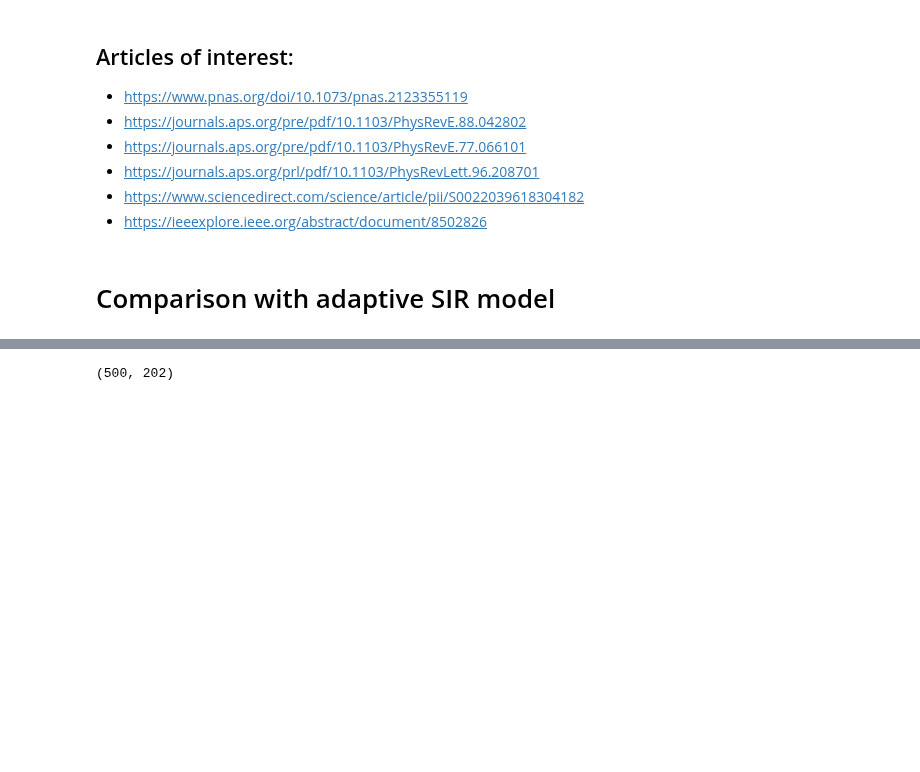
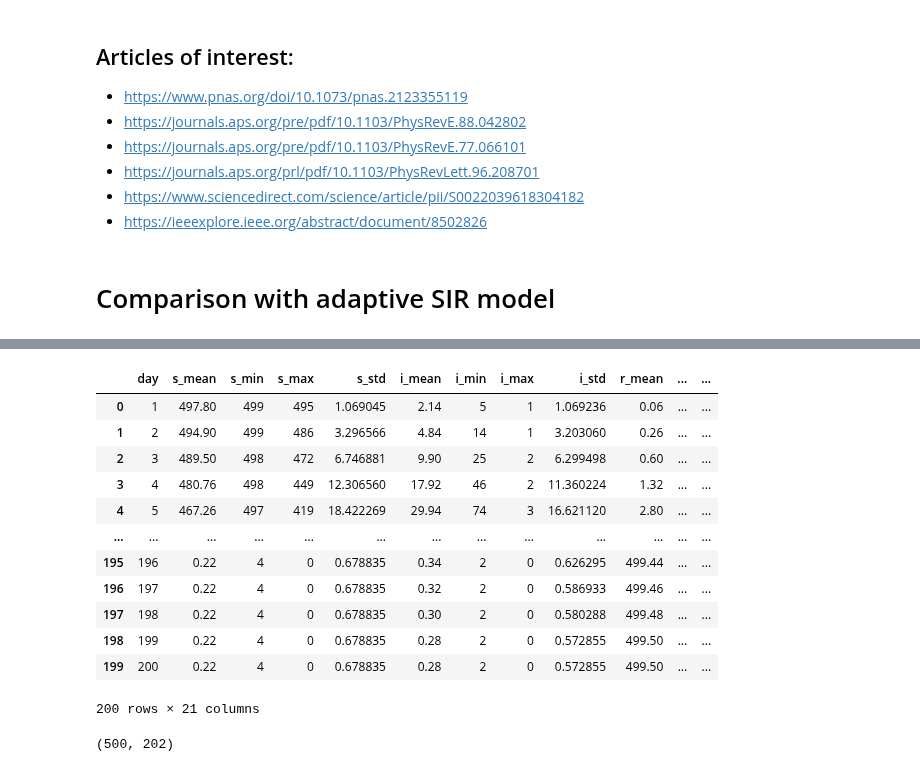
Before and after one commit to JimmyCalvoMonge/AdaptiveNetworks, a Jupyter notebook: network_experiments.ipynb, the cells around one changed output, grey strips where cells are left out. Drawn from its saved outputs; the diff is of its cells as text; code cells hidden in the pictures; blank space fills up the shorter version.

```diff
--- a/network_experiments.ipynb
+++ b/network_experiments.ipynb
@@ -1036,3 +1042,20 @@ plt.legend(loc="lower right")
+# %%
+bepidist = pd.read_csv('./Data/ExampleNetworkNodes_bepidist.csv')
+bepidist
+# %% [output]
+|  | day | s_mean | s_min | s_max | s_std | i_mean | i_min | i_max | i_std | r_mean | ... | ... |
+| 0 | 1 | 497.80 | 499 | 495 | 1.069045 | 2.14 | 5 | 1 | 1.069236 | 0.06 | ... | ... |
+| 1 | 2 | 494.90 | 499 | 486 | 3.296566 | 4.84 | 14 | 1 | 3.203060 | 0.26 | ... | ... |
+| 2 | 3 | 489.50 | 498 | 472 | 6.746881 | 9.90 | 25 | 2 | 6.299498 | 0.60 | ... | ... |
+| 3 | 4 | 480.76 | 498 | 449 | 12.306560 | 17.92 | 46 | 2 | 11.360224 | 1.32 | ... | ... |
+| 4 | 5 | 467.26 | 497 | 419 | 18.422269 | 29.94 | 74 | 3 | 16.621120 | 2.80 | ... | ... |
+| ... | ... | ... | ... | ... | ... | ... | ... | ... | ... | ... | ... | ... |
+| 195 | 196 | 0.22 | 4 | 0 | 0.678835 | 0.34 | 2 | 0 | 0.626295 | 499.44 | ... | ... |
+| 196 | 197 | 0.22 | 4 | 0 | 0.678835 | 0.32 | 2 | 0 | 0.586933 | 499.46 | ... | ... |
+| 197 | 198 | 0.22 | 4 | 0 | 0.678835 | 0.30 | 2 | 0 | 0.580288 | 499.48 | ... | ... |
+| 198 | 199 | 0.22 | 4 | 0 | 0.678835 | 0.28 | 2 | 0 | 0.572855 | 499.50 | ... | ... |
+| 199 | 200 | 0.22 | 4 | 0 | 0.678835 | 0.28 | 2 | 0 | 0.572855 | 499.50 | ... | ... |
+200 rows × 21 columns
 # %%
 ### Compare to network adaptive.
 bepcontacts = pd.read_csv('./Data/ExampleNetworkNodes_contacts.csv')
```
Also changed, not shown: parts of 4 cells of this notebook, 3 other files.
